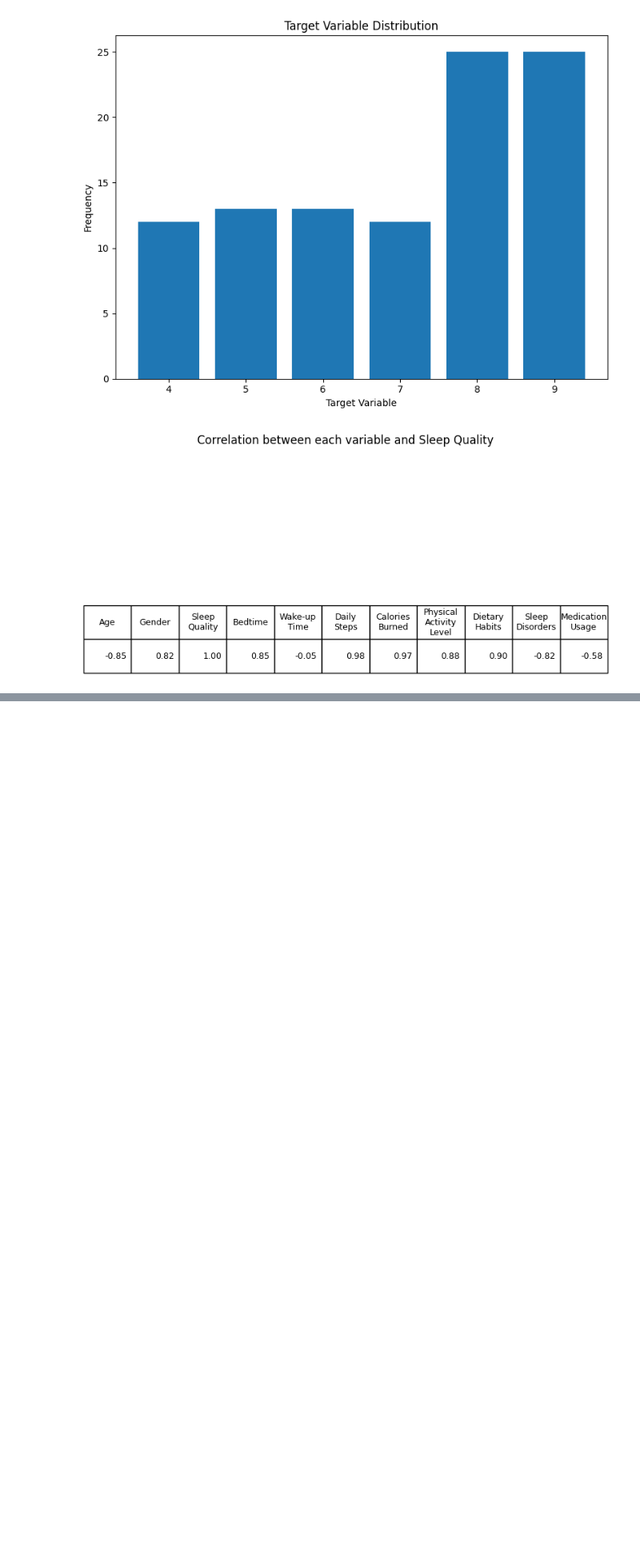
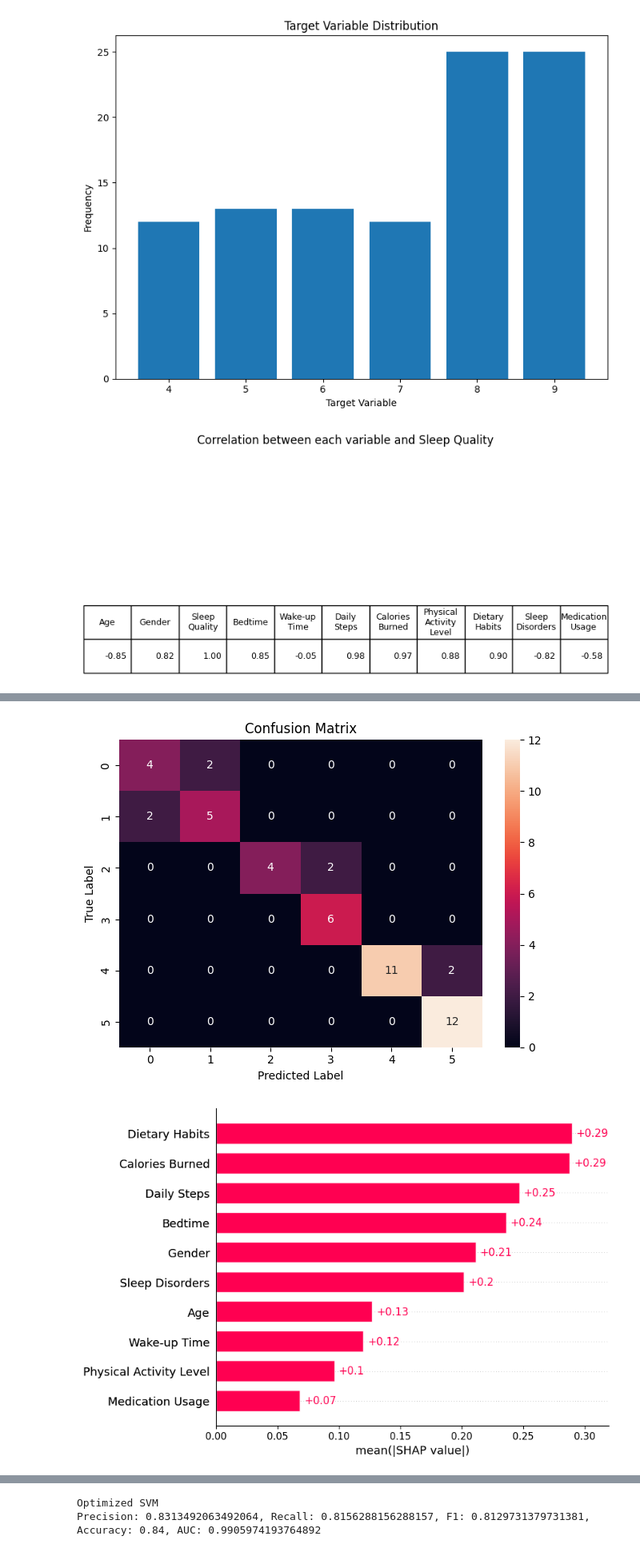
Before and after one commit to joshuakobuskie/DS675-101-Milestone-4, a Jupyter notebook: src/experiments.ipynb, the cells around one changed output, grey strips where cells are left out. Shown at 80% size. Drawn from its saved outputs; the diff is of its cells as text; code cells hidden in the pictures; blank space fills up the shorter version.

```diff
--- a/src/experiments.ipynb
+++ b/src/experiments.ipynb
@@ -183,0 +254,48 @@ def save_shap(model_predict, x_test, model_name):
+# %%
+
+# Support Vector classifier
+gamma_values = []
+svm_f1_scores = []
+def svm_optimizer(trial):
+	gamma = trial.suggest_float('gamma', 0.0001, 0.3)
+	gamma_values.append(gamma)
+	svm = SVC(probability=True, kernel="poly", gamma=gamma)
+	svm.fit(x_train, y_train)
+	svm_pred = svm.predict(x_test)
+	svm_proba = svm.predict_proba(x_test)
+
+	#Metrics
+	precision, recall, f1, accuracy, auc = get_perf_metrics(y_test, svm_pred, svm_proba)
+
+	svm_f1_scores.append(f1)
+	return f1
+
+study = optuna.create_study(direction="maximize")
+study.optimize(svm_optimizer, n_trials=50)
+gamma_optimal = study.best_params['gamma']
+
+svm = SVC(probability=True, gamma=gamma_optimal)
+svm.fit(x_train, y_train)
+svm_pred = svm.predict(x_test)
+svm_proba = svm.predict_proba(x_test)
+
+#Metrics
+precision, recall, f1, accuracy, auc = get_perf_metrics(y_test, svm_pred, svm_proba)
+
+#Confusion Matrix
+save_conf_matrix(y_test, svm_pred, '../assets/svm_confusion_matrix.jpg')
+
+#SHAP Values
+save_shap(svm.predict, x_test, "svm")
+
+#Hyperparameter optimization graph
+pyplot.figure()
+pyplot.title("Gamma coefficient vs f1 score")
+pyplot.xlabel("Gamma")
+pyplot.ylabel("F1 score")
+pyplot.scatter(gamma_values, svm_f1_scores)
+pyplot.show()
+
+print("Optimized SVM")
+print("Precision: {}, Recall: {}, F1: {}, Accuracy: {}, AUC: {}".format(precision, recall, f1, accuracy, auc))
+# %% [output]
@@ -183,0 +319,2 @@ def save_shap(model_predict, x_test, model_name):
+[figure, added]
+[figure, added]
@@ -183,0 +324,2 @@ def save_shap(model_predict, x_test, model_name):
+Optimized SVM
+Precision: 0.8313492063492064, Recall: 0.8156288156288157, F1: 0.8129731379731381, Accuracy: 0.84, AUC: 0.9905974193764892
```
Also changed, not shown: parts of 2 cells of this notebook.
